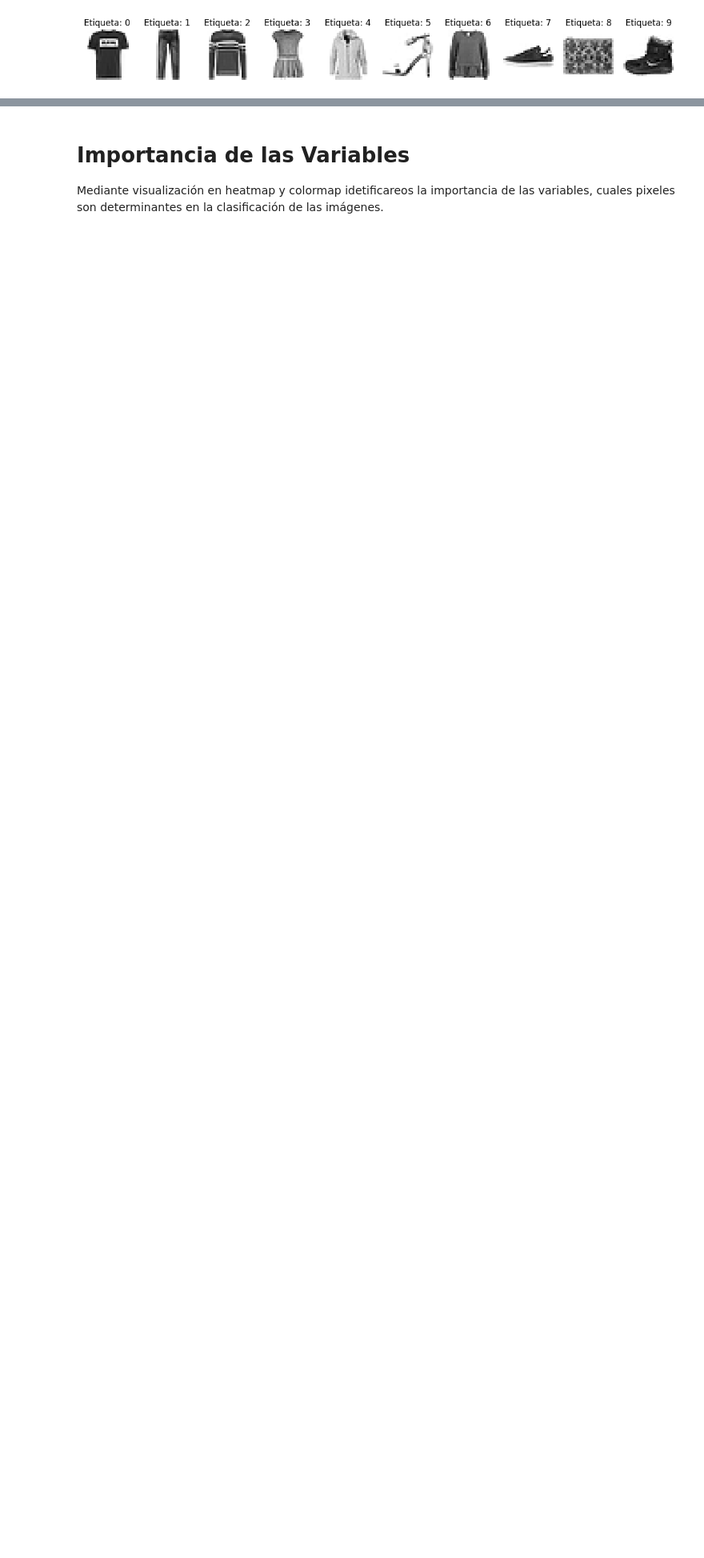
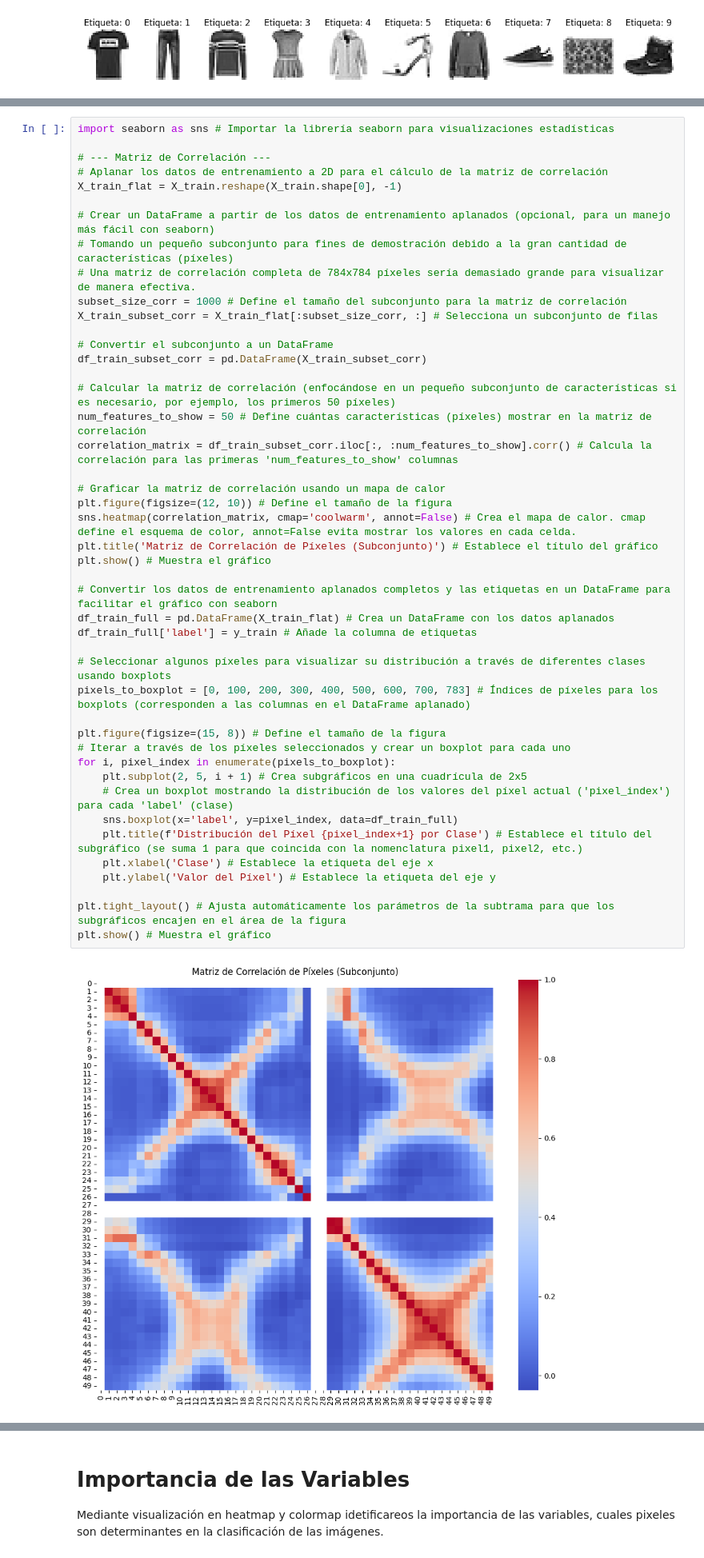
Before and after one commit to jumivega/Maestr-a-en-Inteligencia-Artificial-UEES, a Jupyter notebook: Grupo_3_Caso_Práctico_RF_SVM_Tree_Comparación.ipynb, the cells around one changed output, grey strips where cells are left out. Shown at 80% size. Saved outputs shown, nothing was run; the diff lists cells and outputs as text; blank space fills up the shorter version.

Commit message:
Se construye la matriz de correlación y los bloxplots en el EDA.

```diff
--- a/Grupo_3_Caso_Práctico_RF_SVM_Tree_Comparación.ipynb
+++ b/Grupo_3_Caso_Práctico_RF_SVM_Tree_Comparación.ipynb
@@ -202,3 +204,50 @@ Mínimo valor de píxel en X_test_normalized: 0.0
 Confirmando la media y desviación estándar de los datos de entrenamiento normalizados:
 Media de X_train_normalized: 0.2860405969887955
 Desviación estándar de X_train_normalized: 0.35302424451492237
+# %%
+import seaborn as sns # Importar la librería seaborn para visualizaciones estadísticas
+
+# --- Matriz de Correlación ---
+# Aplanar los datos de entrenamiento a 2D para el cálculo de la matriz de correlación
+X_train_flat = X_train.reshape(X_train.shape[0], -1)
+
+# Crear un DataFrame a partir de los datos de entrenamiento aplanados (opcional, para un manejo más fácil con seaborn)
+# Tomando un pequeño subconjunto para fines de demostración debido a la gran cantidad de características (píxeles)
+# Una matriz de correlación completa de 784x784 píxeles sería demasiado grande para visualizar de manera efectiva.
+subset_size_corr = 1000 # Define el tamaño del subconjunto para la matriz de correlación
+X_train_subset_corr = X_train_flat[:subset_size_corr, :] # Selecciona un subconjunto de filas
+
+# Convertir el subconjunto a un DataFrame
+df_train_subset_corr = pd.DataFrame(X_train_subset_corr)
+
+# Calcular la matriz de correlación (enfocándose en un pequeño subconjunto de características si es necesario, por ejemplo, los primeros 50 píxeles)
+num_features_to_show = 50 # Define cuántas características (píxeles) mostrar en la matriz de correlación
+correlation_matrix = df_train_subset_corr.iloc[:, :num_features_to_show].corr() # Calcula la correlación para las primeras 'num_features_to_show' columnas
+
+# Graficar la matriz de correlación usando un mapa de calor
+plt.figure(figsize=(12, 10)) # Define el tamaño de la figura
+sns.heatmap(correlation_matrix, cmap='coolwarm', annot=False) # Crea el mapa de calor. cmap define el esquema de color, annot=False evita mostrar los valores en cada celda.
+plt.title('Matriz de Correlación de Píxeles (Subconjunto)') # Establece el título del gráfico
+plt.show() # Muestra el gráfico
+
+# Convertir los datos de entrenamiento aplanados completos y las etiquetas en un DataFrame para facilitar el gráfico con seaborn
+df_train_full = pd.DataFrame(X_train_flat) # Crea un DataFrame con los datos aplanados
+df_train_full['label'] = y_train # Añade la columna de etiquetas
+
+# Seleccionar algunos píxeles para visualizar su distribución a través de diferentes clases usando boxplots
+pixels_to_boxplot = [0, 100, 200, 300, 400, 500, 600, 700, 783] # Índices de píxeles para los boxplots (corresponden a las columnas en el DataFrame aplanado)
+
+plt.figure(figsize=(15, 8)) # Define el tamaño de la figura
+# Iterar a través de los píxeles seleccionados y crear un boxplot para cada uno
+for i, pixel_index in enumerate(pixels_to_boxplot):
+    plt.subplot(2, 5, i + 1) # Crea subgráficos en una cuadrícula de 2x5
+    # Crea un boxplot mostrando la distribución de los valores del píxel actual ('pixel_index') para cada 'label' (clase)
+    sns.boxplot(x='label', y=pixel_index, data=df_train_full)
+    plt.title(f'Distribución del Píxel {pixel_index+1} por Clase') # Establece el título del subgráfico (se suma 1 para que coincida con la nomenclatura pixel1, pixel2, etc.)
+    plt.xlabel('Clase') # Establece la etiqueta del eje x
+    plt.ylabel('Valor del Píxel') # Establece la etiqueta del eje y
+
+plt.tight_layout() # Ajusta automáticamente los parámetros de la subtrama para que los subgráficos encajen en el área de la figura
+plt.show() # Muestra el gráfico
+# %% [output]
+[figure, added]
```
Also changed, not shown: parts of 2 cells of this notebook.
